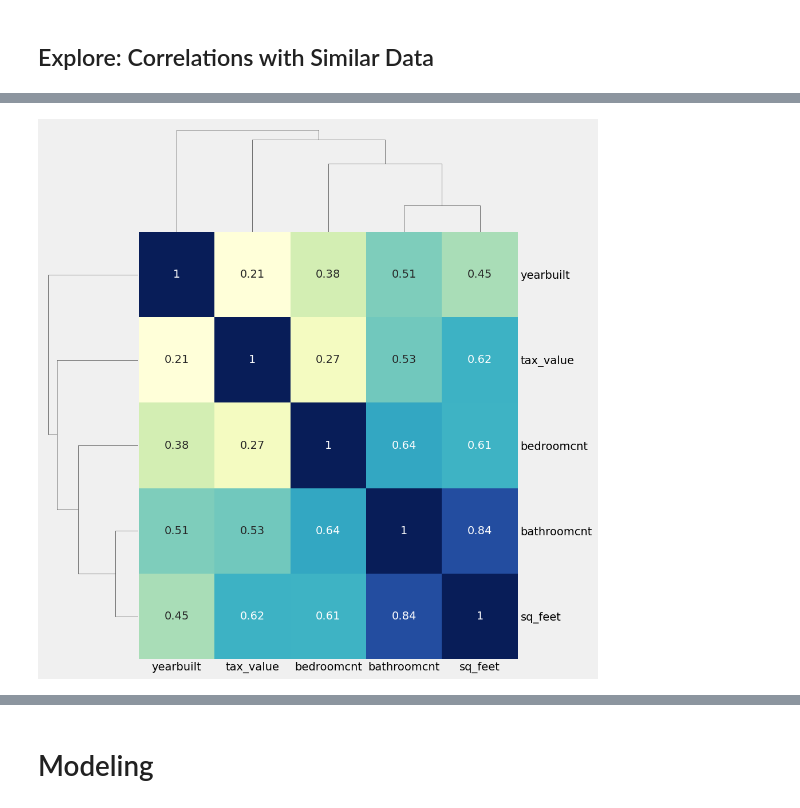
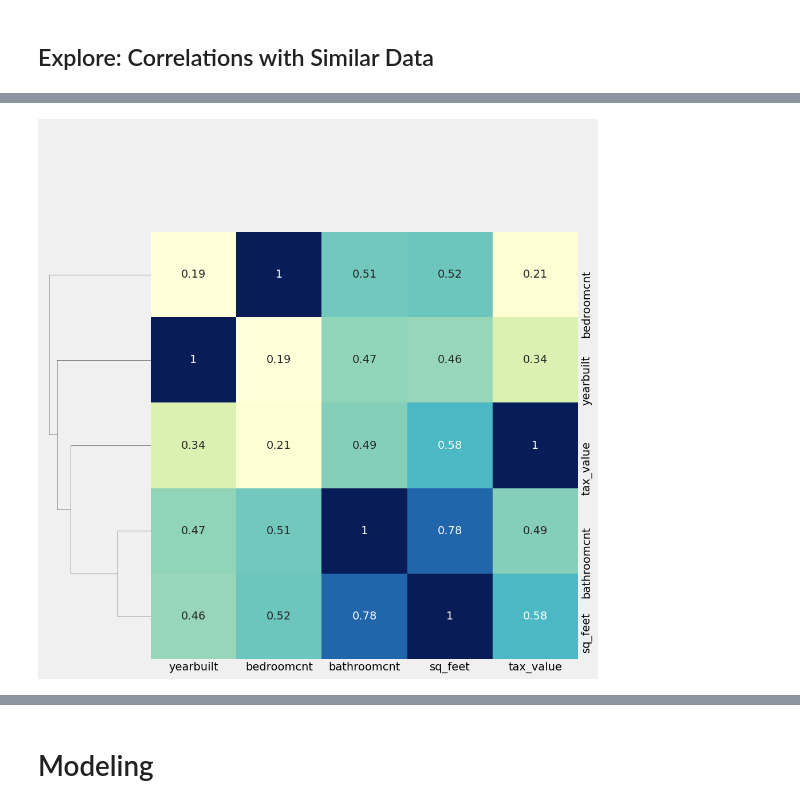
Before and after one commit to jeremiah-toribio/zillow-data, a Jupyter notebook: workbook.ipynb, the cells around one changed output, grey strips where cells are left out. Saved outputs shown, nothing was run; the diff lists cells and outputs as text; code cells hidden in the pictures.

```diff
--- a/workbook.ipynb
+++ b/workbook.ipynb
@@ -62,6 +38,6 @@ ___
 *Completed before hand*
 # %%
 # Pull zillow from MySQL
-zillow = w.zillow()
+zillow = w.zillow_post()
 # %% [output]
 File exists, pulling from system.
@@ -97,3 +76,8 @@ memory usage: 4.3+ MB
+# %%
+# Will be used to elimate outliers
+zillow = zillow[zillow.tax_value < 2000000]
+# shape is 7545, 10 before this filter
+# and 7471, 10 losing only a small piece of outliers
 # %%
 zillow.shape
 # %% [output]
@@ -201,10 +219,11 @@ zillow.head()
 # %%
 # Clustering correlation grid comparison
 
 # Exploring binary categorical data as well as our two continious values -- total_charges & monthly_charges
-zillow_grid = train[['tax_value','bedroomcnt','bathroomcnt','sq_feet','yearbuilt']]
-sns_plot = sns.clustermap(zillow_grid.corr(),cmap = 'YlGnBu',annot=True)
+zillow_grid = train[['yearbuilt','bedroomcnt','bathroomcnt','sq_feet','tax_value']]
+sns_plot = sns.clustermap(zillow_grid.corr(),cmap = 'YlGnBu',annot=True,col_cluster=False)
 sns_plot.cax.set_visible(False)
+plt.title('Correlations Between Features')
 plt.show()
 # %% [output]
-[figure, old version]
+[figure, new version]
```
Also changed, not shown: parts of 75 cells of this notebook, 6 other files.
